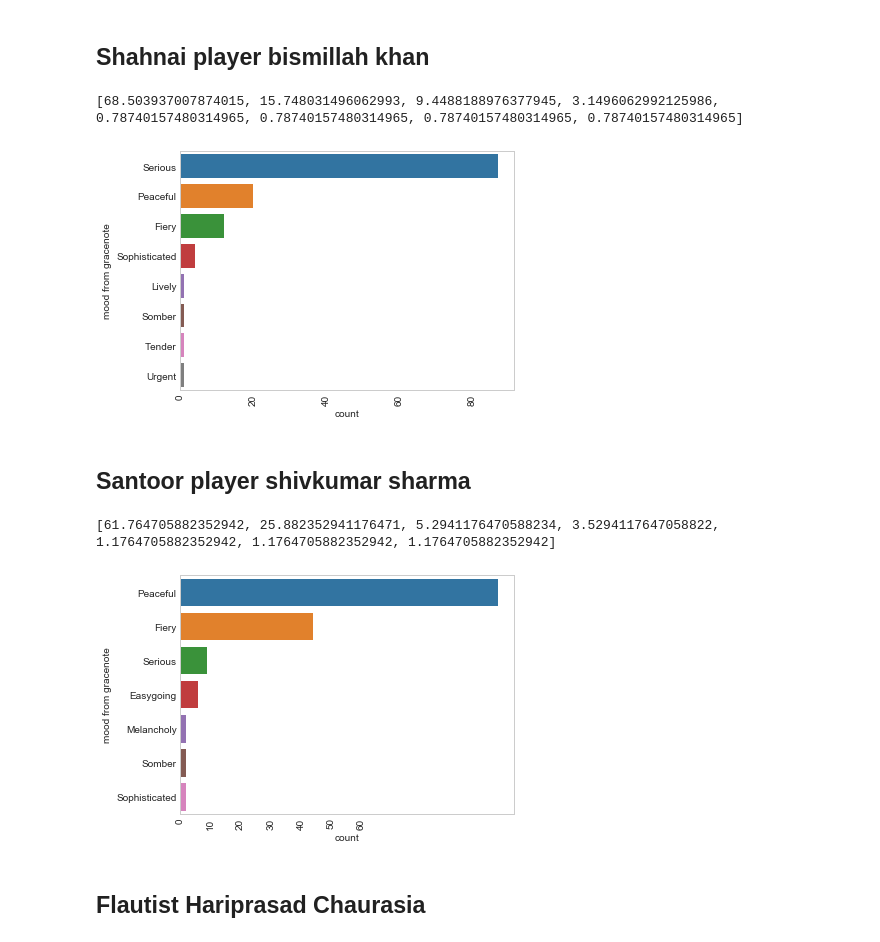
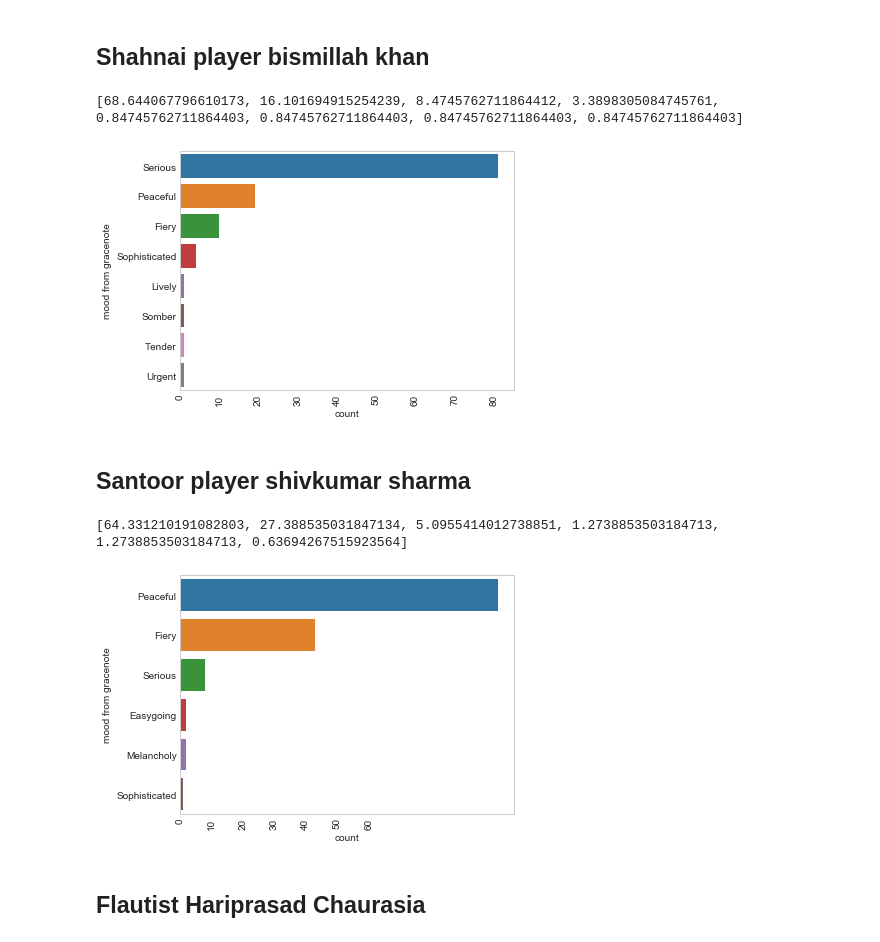
Before and after one commit to samtashukla/SaReGaMood, a Jupyter notebook: Understanding_Bias.ipynb, the cells around one changed output. Cells and saved outputs as stored; diff of their text form; code cells hidden in the pictures.

```diff
--- a/Understanding_Bias.ipynb
+++ b/Understanding_Bias.ipynb
@@ -57,3 +61,9 @@ def close_db(handle1):
 '''
 # %% [output]
 "\n‘Chanchal’ -- Lively, Upbeat: Vrindawani Sarang, Tilak Kamod, Adana, Bageshree, Gara, Puriya Dhanashree, Madhuvanti\n‘Shant’ – Serene, Quiet, Peaceful: Raag Bhupali, Raag Bhim Palasi, Raag Bhairav, ...
+# %%
+con = get_db_handle()
+querystr = "select * from ragafeaturedb"
+#(name like \'%Drut%\') and
+df = query_db_translate_to_pandas(con, querystr)
+df.name
@@ -64,7 +130,7 @@ def close_db(handle1):
 ### Ground Truth: lively, upbeat, easygoing
 # %%
 con = get_db_handle()
-querystr = "select * from featuredb where (name like \'%Sarang%\' and (name like \'%Vrindavani%\' or name like \'%Brindabani%\' or name like \'%Gaud%\' or name like \'%Shuddha%\') or name like \'%Kamod%\' or name like \'%Tilak%\' or name like \'Hindol\' or name like \'" + "Mangal Bhairav" + "\' or name like \'Kalawati\' or name like \'Kalavati\' or name like \'Hansdhwani\' or name like \'Hamsdhwani\' or name like \'Puriya\' or name like \'Rageshree\'  or name like \'Rageshree\' or name like \'Pilu\' or name like \'Piloo\')"
+querystr = "select * from ragafeaturedb where (name like \'%Sarang%\' and (name like \'%Vrindavani%\' or name like \'%Brindabani%\' or name like \'%Gaud%\' or name like \'%Shuddha%\') or name like \'%Kamod%\' or name like \'%Tilak%\' or name like \'Hindol\' or name like \'" + "Mangal Bhairav" + "\' or name like \'Kalawati\' or name like \'Kalavati\' or name like \'Hansdhwani\' or name like \'Hamsdhwani\' or name like \'Puriya\' or name like \'Rageshree\'  or name like \'Rageshree\' or name like \'Pilu\' or name like \'Piloo\')"
 #(name like \'%Drut%\') and
 df_chanchal = query_db_translate_to_pandas(con, querystr)
 df_chanchal.name
@@ -92,16 +158,20 @@ Name: name, Length: 145, dtype: object
 df_chanchal_gn = df_chanchal[['id', 'gn_mood_1']].groupby(['gn_mood_1']).aggregate('count').sort_values('id').reset_index()
 # print(df_vrindavanisarang_stats.columns)
 df_chanchal_gn = df_chanchal_gn.sort_values('id', ascending= False)
+print(df_chanchal_gn)
+df_chanchal_gn['id'] = df_chanchal_gn['id']/(df_chanchal_gn['id'].sum())*100
+print(df_chanchal_gn)
 ax = sns.barplot(x = 'id', y = 'gn_mood_1', data = df_chanchal_gn)
-plt.xticks(rotation=90);
-plt.xlabel('count')
+# plt.xticks(rotation=90);
 percentage = []
 for x in df_chanchal_gn['id'].as_matrix():
     percentage.append(x*100/(np.sum(df_chanchal_gn['id'].as_matrix())))
 print(percentage)
+plt.xlabel('percentage')
+plt.ylabel(" ")
 # axis_label = ['0', '10', '20', '30', '40', '50', '60', '70']
 # plt.xticks(np.arange(0,70, 10), axis_label )
-plt.ylabel('mood from gracenote')
+# plt.ylabel('mood from gracenote')
 plt.tight_layout()
 plt.savefig('/Users/feelharmonic/Dropbox/Insight2018/SaReGaMood/IndianClassicalMusic/Week3/chanchal_gat_gn.jpg', dpi = 300)
 # %% [output]
@@ -243,7 +310,7 @@ df_bismillah = query_db_translate_to_pandas(con, querystr)
 counter = 0
 flist = []
 for trackid in df_bismillah['id']:
-    querystr = "select * from featuredb where id like \'" + trackid + "\'"
+    querystr = "select * from ragafeaturedb where id like \'" + trackid + "\'"
     tempdf = query_db_translate_to_pandas(con, querystr)
     if(tempdf.shape[0] == 0):
         continue
@@ -251,7 +318,6 @@ for trackid in df_bismillah['id']:
         flist.append(tempdf)
 
 df_bk = pd.concat(flist)
-# print(df_bk[['name','gn_mood_1']].to_string())
 
 #------------------------------------------------
 df_bk = df_bk[['id', 'gn_mood_1']].groupby(['gn_mood_1']).aggregate('count').sort_values('id').reset_index()
@@ -263,52 +329,48 @@ print(percentage)
 ax = sns.barplot(x = 'id', y = 'gn_mood_1', data = df_bk)
 plt.xticks(rotation=90);
 plt.xlabel('count')
-# axis_label = ['0', '10', '20', '30', '40', '50', '60', '70']
-# plt.xticks(np.arange(0,70, 10), axis_label )
 plt.ylabel('mood from gracenote')
 plt.tight_layout()
 plt.savefig('/Users/feelharmonic/Dropbox/Insight2018/SaReGaMood/IndianClassicalMusic/Week3/bismillah.jpg', dpi = 300)
 # %% [output]
-[68.503937007874015, 15.748031496062993, 9.4488188976377945, 3.1496062992125986, 0.78740157480314965, 0.78740157480314965, 0.78740157480314965, 0.78740157480314965]
+[68.644067796610173, 16.101694915254239, 8.4745762711864412, 3.3898305084745761, 0.84745762711864403, 0.84745762711864403, 0.84745762711864403, 0.84745762711864403]
-[figure, old version]
+[figure, new version]
 # %% [markdown]
 ## Santoor player shivkumar sharma
 # %%
 con = get_db_handle()
 querystr = "select * from alltracks where artist_name like \'" + "Shivkumar Sharma" + "\'"
 df_shivks = query_db_translate_to_pandas(con, querystr)
-# print(df_shivks)
 counter = 0
 flist = []
 for trackid in df_shivks['id']:
-    querystr = "select * from featuredb where id like \'" + trackid + "\'"
+    querystr = "select * from ragafeaturedb where id like \'" + trackid + "\'"
     tempdf = query_db_translate_to_pandas(con, querystr)
     if(tempdf.shape[0] == 0):
         continue
     else:
         flist.append(tempdf)
 
 df_shivks = pd.concat(flist)
-# print(df_bk[['name','gn_mood_1']].to_string())
 
 #------------------------------------------------
 df_shivks = df_shivks[['id', 'gn_mood_1']].groupby(['gn_mood_1']).aggregate('count').sort_values('id').reset_index()
 df_shivks = df_shivks.sort_values('id', ascending= False)
 percentage = []
 for x in df_shivks['id'].as_matrix():
     percentage.append(x*100/(np.sum(df_shivks['id'].as_matrix())))
 print(percentage)
 ax = sns.barplot(x = 'id', y = 'gn_mood_1', data = df_shivks)
 plt.xticks(rotation=90);
 plt.xlabel('count')
 axis_label = ['0', '10', '20', '30', '40', '50', '60', '70']
 plt.xticks(np.arange(0,70, 10), axis_label )
 plt.ylabel('mood from gracenote')
 plt.tight_layout()
 plt.savefig('/Users/feelharmonic/Dropbox/Insight2018/SaReGaMood/IndianClassicalMusic/Week3/shivks.jpg', dpi = 300)
 # %% [output]
-[61.764705882352942, 25.882352941176471, 5.2941176470588234, 3.5294117647058822, 1.1764705882352942, 1.1764705882352942, 1.1764705882352942]
+[64.331210191082803, 27.388535031847134, 5.0955414012738851, 1.2738853503184713, 1.2738853503184713, 0.63694267515923564]
-[figure, old version]
+[figure, new version]
 # %% [markdown]
 ## Flautist Hariprasad Chaurasia
 # %%
```
Also changed, not shown: parts of 20 cells of this notebook, 6 other files.
